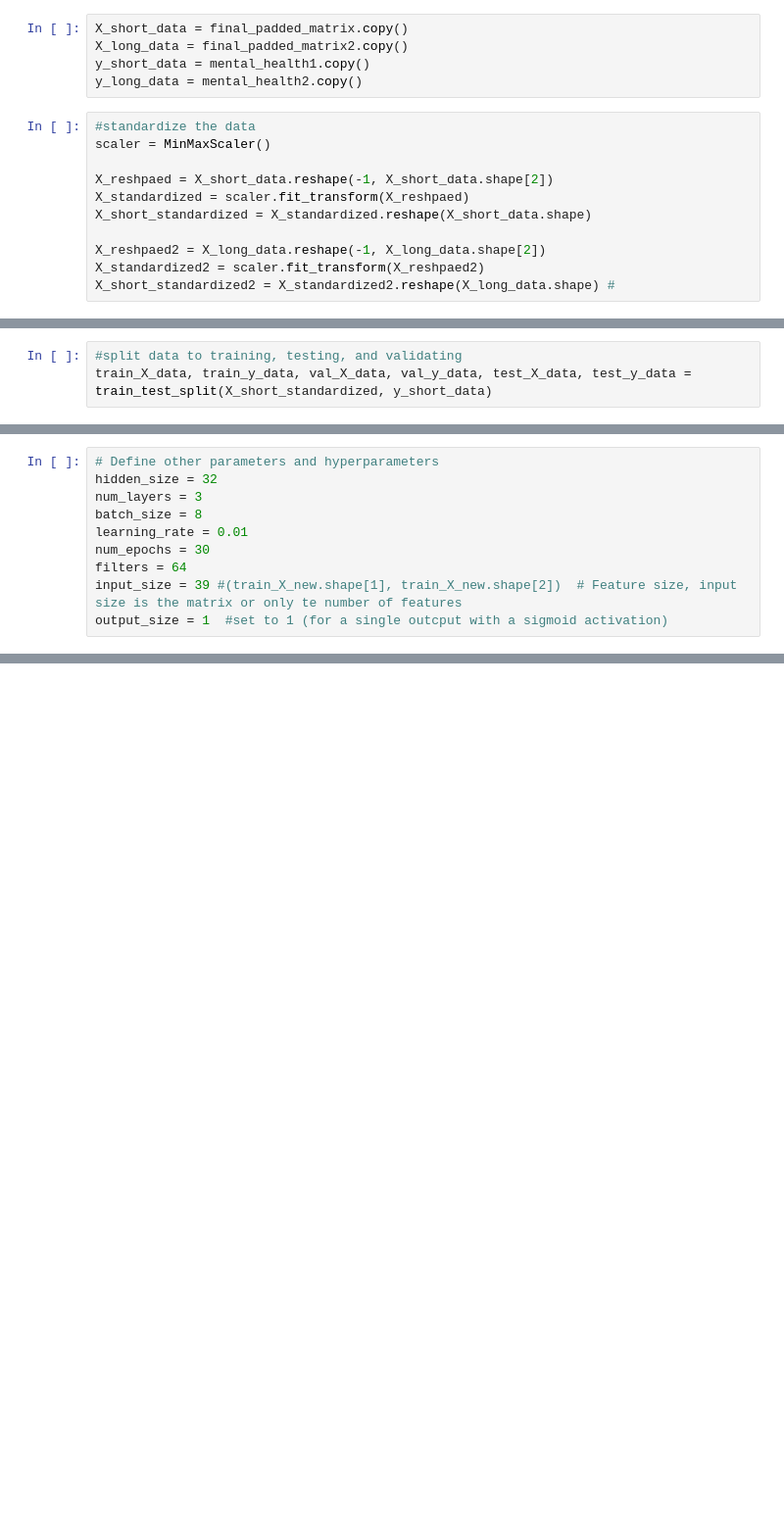
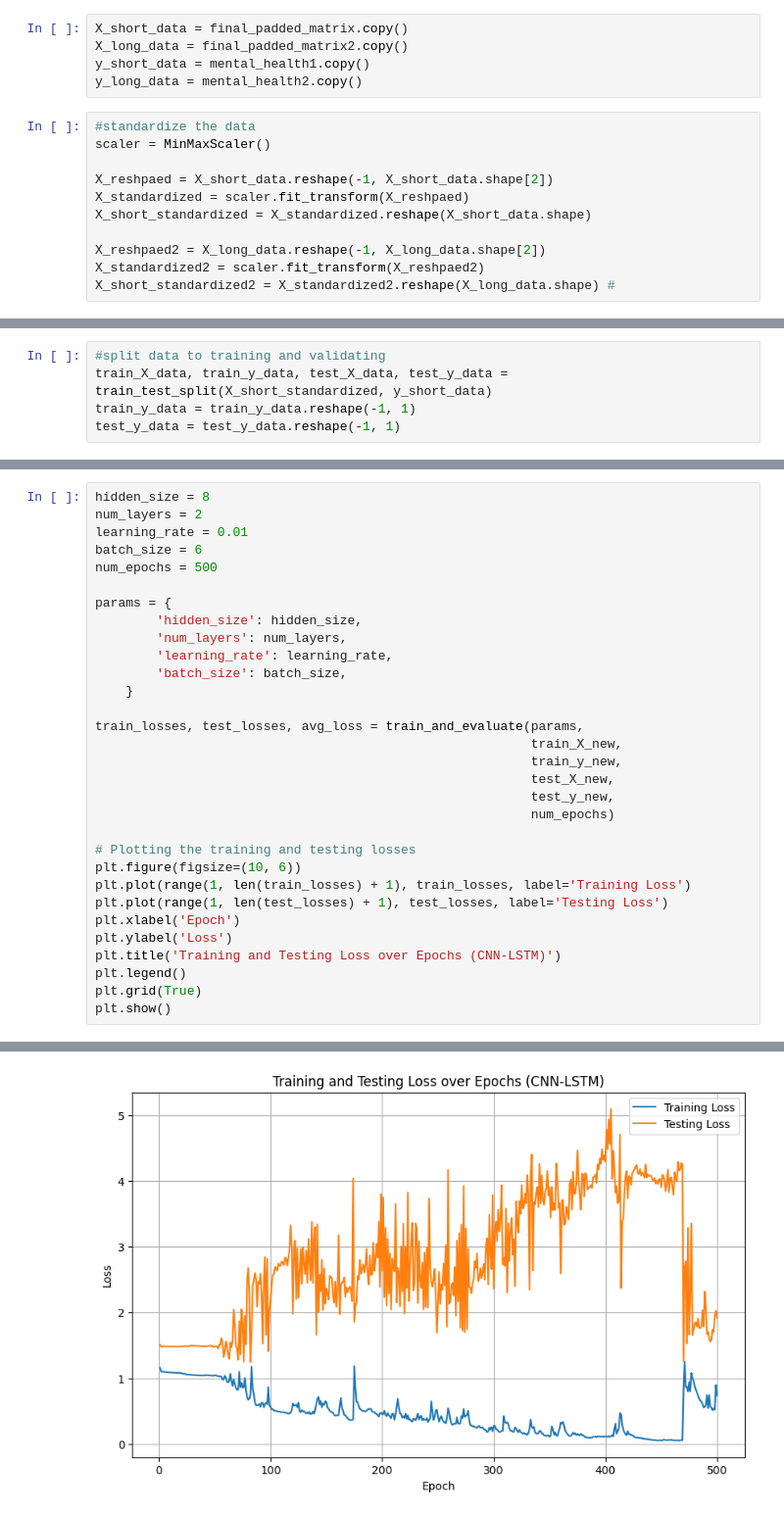
Before and after one commit to karrieFF/2024-08-Objective-identification-on-mental-health_CNN_LSTM, a Jupyter notebook: main.ipynb, the cells around one changed output, grey strips where cells are left out. Shown: that part at 98% size. Drawn from its saved outputs; the diff is of its cells as text; blank space fills up the shorter version.

```diff
--- a/main.ipynb
+++ b/main.ipynb
@@ -141,3 +122,5 @@ def train_test_split(dataX, datay, shuffle = True, train_percentage = 0.7, val_p
 # %%
-#split data to training, testing, and validating
-train_X_data, train_y_data, val_X_data, val_y_data, test_X_data, test_y_data = train_test_split(X_short_standardized, y_short_data)
+#split data to training and validating
+train_X_data, train_y_data, test_X_data, test_y_data = train_test_split(X_short_standardized, y_short_data)
+train_y_data = train_y_data.reshape(-1, 1)
+test_y_data = test_y_data.reshape(-1, 1)
@@ -304,12 +360,2 @@ class CNN_LSTM(nn.Module):
 
         return out
-# %%
-# Define other parameters and hyperparameters
-hidden_size = 32
-num_layers = 3
-batch_size = 8
-learning_rate = 0.01
-num_epochs = 30
-filters = 64
-input_size = 39 #(train_X_new.shape[1], train_X_new.shape[2])  # Feature size, input size is the matrix or only te number of features
-output_size = 1  #set to 1 (for a single outcput with a sigmoid activation)
@@ -399,0 +482,32 @@ torch.Size([1])
+# %%
+hidden_size = 8
+num_layers = 2
+learning_rate = 0.01
+batch_size = 6
+num_epochs = 500
+
+params = {
+        'hidden_size': hidden_size,
+        'num_layers': num_layers,
+        'learning_rate': learning_rate,
+        'batch_size': batch_size,
+    }
+
+train_losses, test_losses, avg_loss = train_and_evaluate(params,
+                                                         train_X_new,
+                                                         train_y_new,
+                                                         test_X_new,
+                                                         test_y_new,
+                                                         num_epochs)
+
+# Plotting the training and testing losses
+plt.figure(figsize=(10, 6))
+plt.plot(range(1, len(train_losses) + 1), train_losses, label='Training Loss')
+plt.plot(range(1, len(test_losses) + 1), test_losses, label='Testing Loss')
+plt.xlabel('Epoch')
+plt.ylabel('Loss')
+plt.title('Training and Testing Loss over Epochs (CNN-LSTM)')
+plt.legend()
+plt.grid(True)
+plt.show()
+# %% [output]
@@ -399,0 +531 @@ torch.Size([1])
+[figure, added]
```
Also changed, not shown: parts of 24 cells of this notebook, 5 other files.
